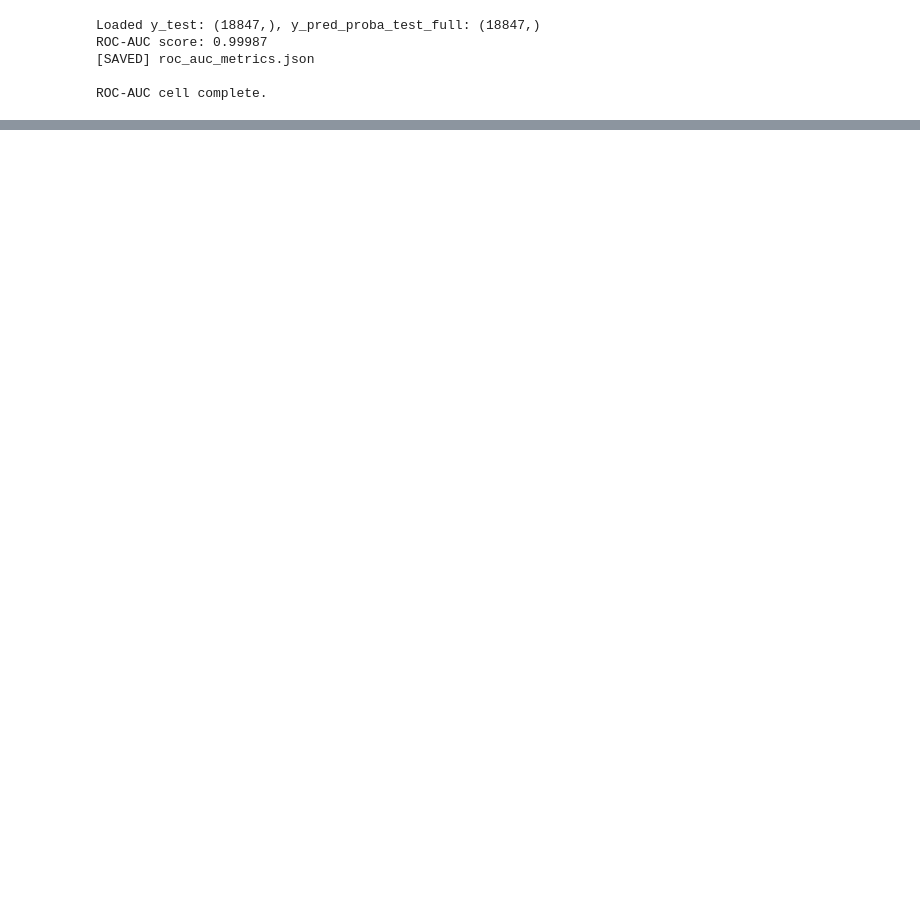
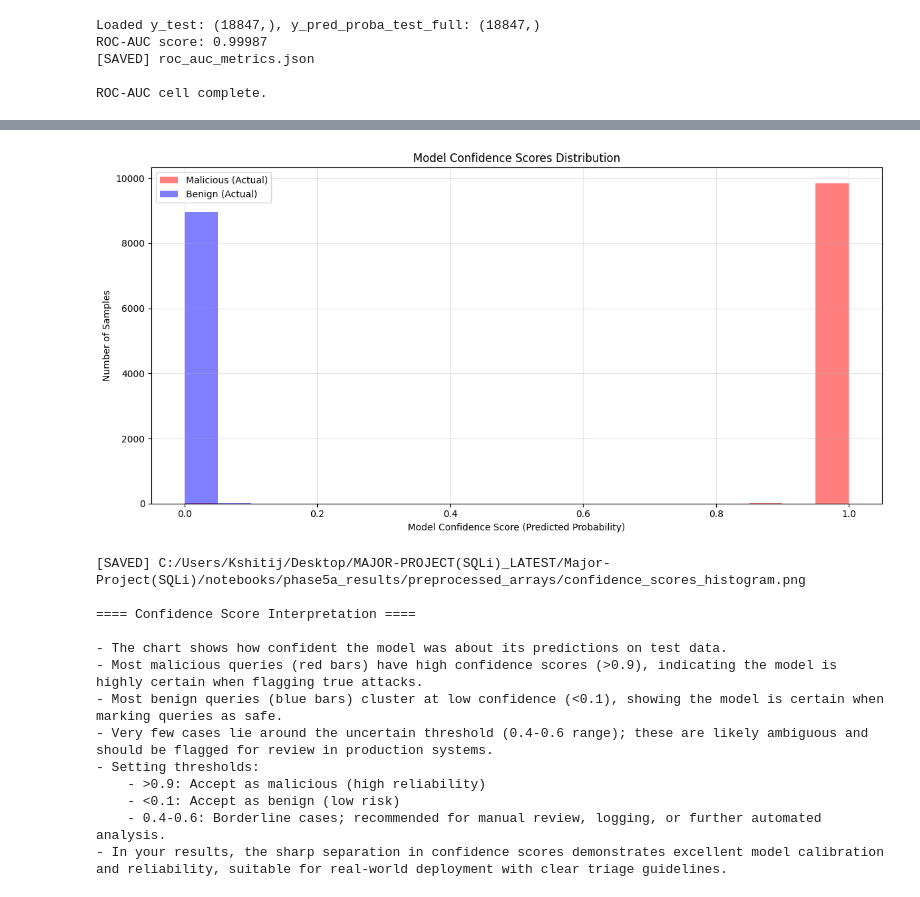
Before and after one commit to Nishanthm007/SQL_Injection_Detection-SQLi-, a Jupyter notebook: notebooks/phase6-ROC and model explainability.ipynb, the cells around one changed output, grey strips where cells are left out. Saved outputs shown, nothing was run; the diff lists cells and outputs as text; code cells hidden in the pictures; blank space fills up the shorter version.

```diff
--- a/notebooks/phase6-ROC and model explainability.ipynb
+++ b/notebooks/phase6-ROC and model explainability.ipynb
@@ -52,0 +681,69 @@ ROC-AUC cell complete.
+# %%
+import numpy as np
+import matplotlib.pyplot as plt
+import pandas as pd
+import os
+
+DATA_DIR = "C:/Users/Kshitij/Desktop/MAJOR-PROJECT(SQLi)_LATEST/Major-Project(SQLi)/notebooks/phase5a_results/preprocessed_arrays/"
+
+# Load confidence scores and labels
+y_pred_proba_test_full = np.load(os.path.join(DATA_DIR, "y_pred_proba_test_full.npy"))
+y_test = np.load(os.path.join(DATA_DIR, "y_test.npy"))
+if y_pred_proba_test_full.ndim > 1:
+    y_pred_proba_test_full = y_pred_proba_test_full.flatten()
+
+# Bin predictions
+bins = np.linspace(0, 1, 21)
+y_test = y_test.flatten()
+predicted_labels = (y_pred_proba_test_full > 0.5).astype(int)
+
+df = pd.DataFrame({
+    'confidence': y_pred_proba_test_full,
+    'actual': y_test,
+    'predicted': predicted_labels
+})
+
+# Histogram for each class and correct/wrong predictions
+plt.figure(figsize=(12,6))
+plt.hist(df[df.actual == 1].confidence, bins=bins, alpha=0.5, label='Malicious (Actual)', color='r')
+plt.hist(df[df.actual == 0].confidence, bins=bins, alpha=0.5, label='Benign (Actual)', color='b')
+plt.xlabel("Model Confidence Score (Predicted Probability)")
+plt.ylabel("Number of Samples")
+plt.title("Model Confidence Scores Distribution")
+plt.legend()
+plt.grid(alpha=0.3)
+plt.tight_layout()
+png_path = os.path.join(DATA_DIR, "confidence_scores_histogram.png")
+plt.savefig(png_path, dpi=150)
+plt.show()
+
+print(f"[SAVED] {png_path}")
+
+# Industry-standard confidence interpretation
+print("\n==== Confidence Score Interpretation ====")
+print("""
+- The chart shows how confident the model was about its predictions on test data.
+- Most malicious queries (red bars) have high confidence scores (>0.9), indicating the model is highly certain when flagging true attacks.
+- Most benign queries (blue bars) cluster at low confidence (<0.1), showing the model is certain when marking queries as safe.
+- Very few cases lie around the uncertain threshold (0.4-0.6 range); these are likely ambiguous and should be flagged for review in production systems.
+- Setting thresholds:
+    - >0.9: Accept as malicious (high reliability)
+    - <0.1: Accept as benign (low risk)
+    - 0.4-0.6: Borderline cases; recommended for manual review, logging, or further automated analysis.
+- In your results, the sharp separation in confidence scores demonstrates excellent model calibration and reliability, suitable for real-world deployment with clear triage guidelines.
+""")
+# %% [output]
+[figure, added]
+[SAVED] C:/Users/Kshitij/Desktop/MAJOR-PROJECT(SQLi)_LATEST/Major-Project(SQLi)/notebooks/phase5a_results/preprocessed_arrays/confidence_scores_histogram.png
+
+==== Confidence Score Interpretation ====
+
+- The chart shows how confident the model was about its predictions on test data.
+- Most malicious queries (red bars) have high confidence scores (>0.9), indicating the model is highly certain when flagging true attacks.
+- Most benign queries (blue bars) cluster at low confidence (<0.1), showing the model is certain when marking queries as safe.
+- Very few cases lie around the uncertain threshold (0.4-0.6 range); these are likely ambiguous and should be flagged for review in production systems.
+- Setting thresholds:
+    - >0.9: Accept as malicious (high reliability)
+    - <0.1: Accept as benign (low risk)
+    - 0.4-0.6: Borderline cases; recommended for manual review, logging, or further automated analysis.
+- In your results, the sharp separation in confidence scores demonstrates excellent model calibration and reliability, suitable for real-world deployment with clear triage guidelines.
```
Also changed, not shown: parts of 10 cells of this notebook, 18 other files.
